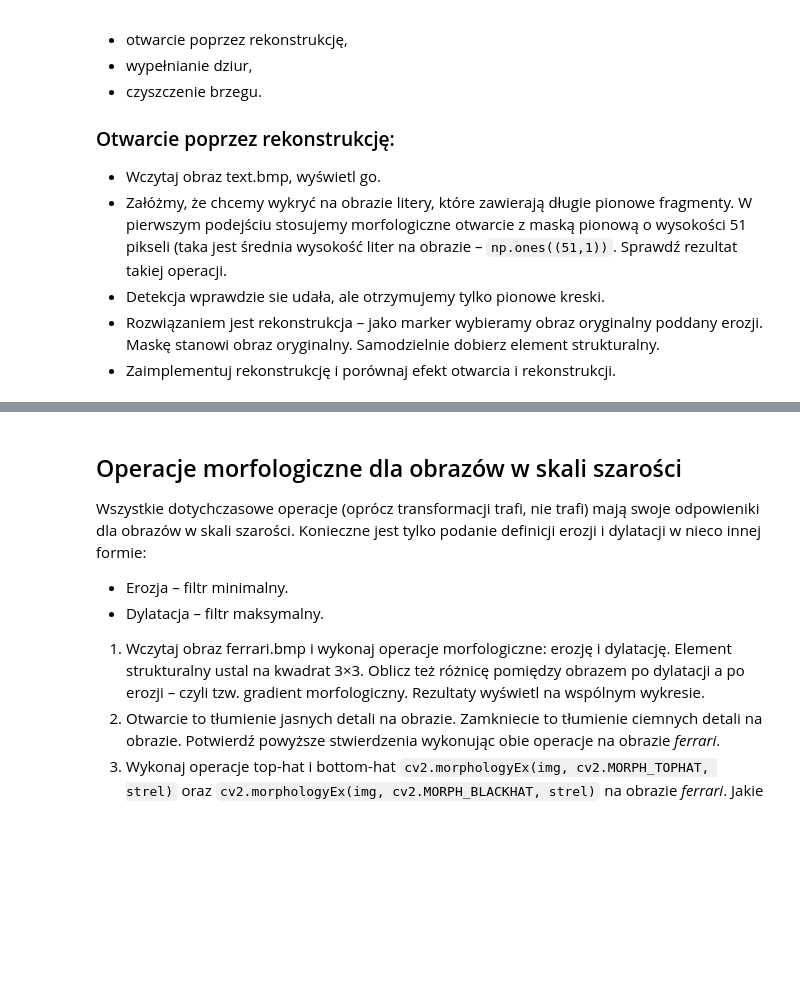
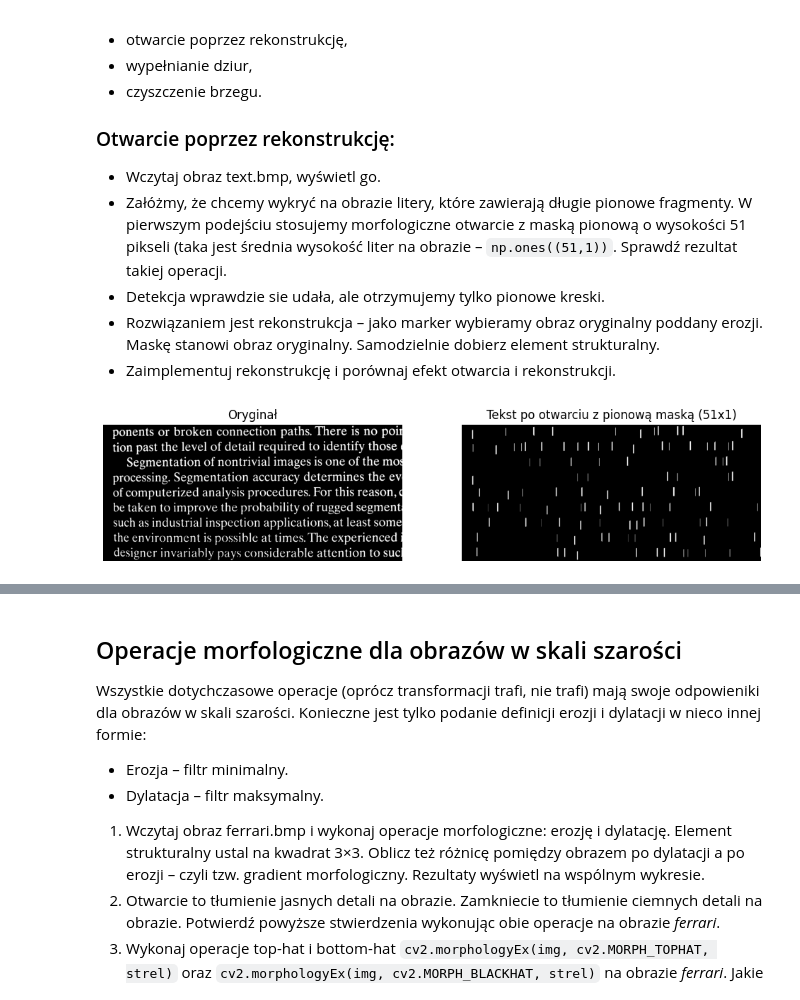
Before and after one commit to DziqG2NK/Wstep-do-cyfrowego-przetwarzania-obrazow, a Jupyter notebook: zajecia_7/10_morphology.ipynb, the cells around one changed output, grey strips where cells are left out. Saved outputs shown, nothing was run; the diff lists cells and outputs as text; code cells hidden in the pictures; blank space fills up the shorter version.

```diff
--- a/zajecia_7/10_morphology.ipynb
+++ b/zajecia_7/10_morphology.ipynb
@@ -298,3 +298,17 @@ Trzy operacje, które wykorzystują schemat rekonstrukcji to:
 - Detekcja wprawdzie sie udała, ale otrzymujemy tylko pionowe kreski.
 - Rozwiązaniem jest rekonstrukcja – jako marker wybieramy obraz oryginalny poddany erozji. Maskę stanowi obraz oryginalny. Samodzielnie dobierz element strukturalny.
 - Zaimplementuj rekonstrukcję i porównaj efekt otwarcia i rekonstrukcji.
+# %%
+text = cv2.imread("text.bmp", cv2.IMREAD_GRAYSCALE)
+
+kernel_long_vertical = np.ones((51, 1))
+text_opened = cv2.morphologyEx(src=text, op=cv2.MORPH_OPEN, kernel=kernel_long_vertical)
+
+images = {}
+
+images["Oryginał"] = text
+images["Tekst po otwarciu z pionową maską (51x1)"] = text_opened
+
+plots(columns=2, **images)
+# %% [output]
+[figure, added]
```
Also changed, not shown: parts of 2 cells of this notebook.
